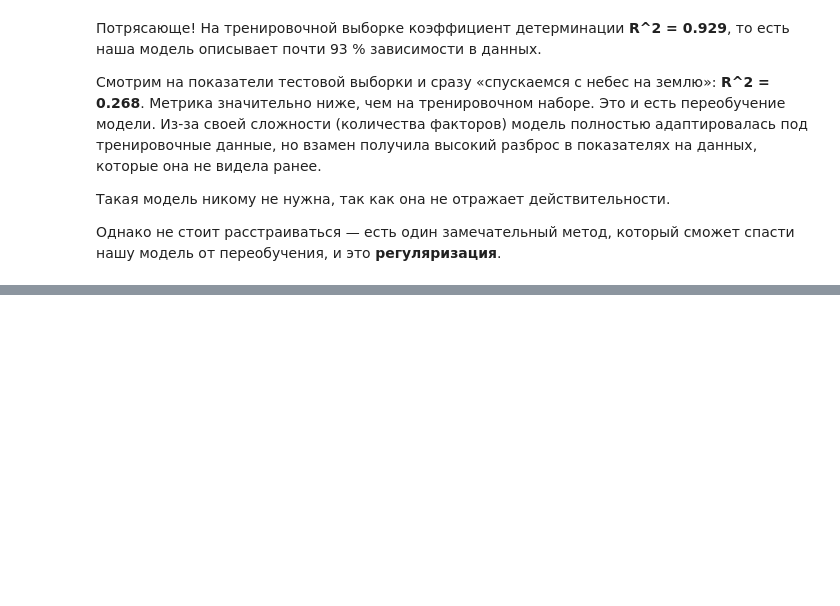
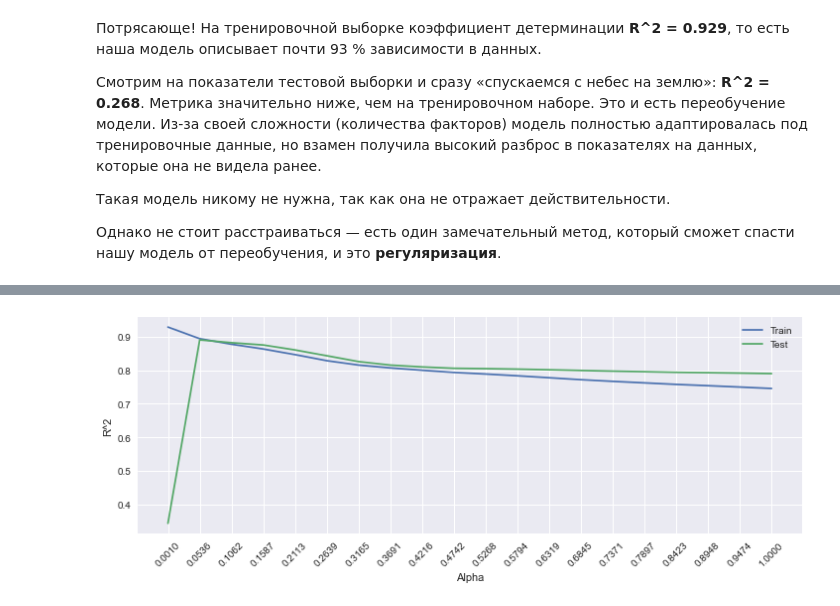
Before and after one commit to royvudgren/sf_datascience_practice, a Jupyter notebook: ML-2 supervised learning/5 dilemma of bias and variance.ipynb, the cells around one changed output, grey strips where cells are left out. Drawn from its saved outputs; the diff is of its cells as text; code cells hidden in the pictures; blank space fills up the shorter version.

```diff
--- a/ML-2 supervised learning/5 dilemma of bias and variance.ipynb
+++ b/ML-2 supervised learning/5 dilemma of bias and variance.ipynb
@@ -281,0 +385,12 @@ print(X_test_poly.shape)
+# %%
+#Создаём объект класса линейной регрессии с L2-регуляризацией
+ridge_lr_poly = linear_model.Ridge(alpha=10)
+#Обучаем модель
+ridge_lr_poly.fit(X_train_scaled_poly, y_train)
+#Делаем предсказание для тренировочной выборки
+y_train_predict_poly = ridge_lr_poly.predict(X_train_scaled_poly)
+#Делаем предсказание для тестовой выборки
+y_test_predict_poly = ridge_lr_poly.predict(X_test_scaled_poly)
+#Рассчитываем коэффициент детерминации для двух выборок
+print("Train R^2: {:.3f}".format(metrics.r2_score(y_train, y_train_predict_poly)))
+print("Test R^2: {:.3f}".format(metrics.r2_score(y_test, y_test_predict_poly)))
@@ -281,0 +427,30 @@ print(X_test_poly.shape)
+# %%
+#Создаём список из 20 возможных значений от 0.001 до 1
+alpha_list = np.linspace(0.001, 1, 20)
+#Создаём пустые списки, в которые будем добавлять результаты
+train_scores = []
+test_scores = []
+for alpha in alpha_list:
+    #Создаём объект класса линейной регрессии с L1-регуляризацией
+    lasso_lr_poly = linear_model.Lasso(alpha=alpha, max_iter=10000)
+    #Обучаем модель
+    lasso_lr_poly.fit(X_train_scaled_poly, y_train)
+    #Делаем предсказание для тренировочной выборки
+    y_train_predict_poly = lasso_lr_poly.predict(X_train_scaled_poly)
+    #Делаем предсказание для тестовой выборки
+    y_test_predict_poly = lasso_lr_poly.predict(X_test_scaled_poly)
+    #Рассчитываем коэффициенты детерминации для двух выборок и добавляем их в списки
+    train_scores.append(metrics.r2_score(y_train, y_train_predict_poly))
+    test_scores.append(metrics.r2_score(y_test, y_test_predict_poly))
+
+#Визуализируем изменение R^2 в зависимости от alpha
+fig, ax = plt.subplots(figsize=(12, 4)) #фигура + координатная плоскость
+ax.plot(alpha_list, train_scores, label='Train') #линейный график для тренировочной выборки
+ax.plot(alpha_list, test_scores, label='Test') #линейный график для тестовой выборки
+ax.set_xlabel('Alpha') #название оси абсцисс
+ax.set_ylabel('R^2') #название оси ординат
+ax.set_xticks(alpha_list) #метки по оси абсцисс
+ax.xaxis.set_tick_params(rotation=45) #поворот меток на оси абсцисс
+ax.legend(); #отображение легенды
+# %% [output]
+[figure, added]
```
Also changed, not shown: parts of 14 cells of this notebook, 1 other file.
